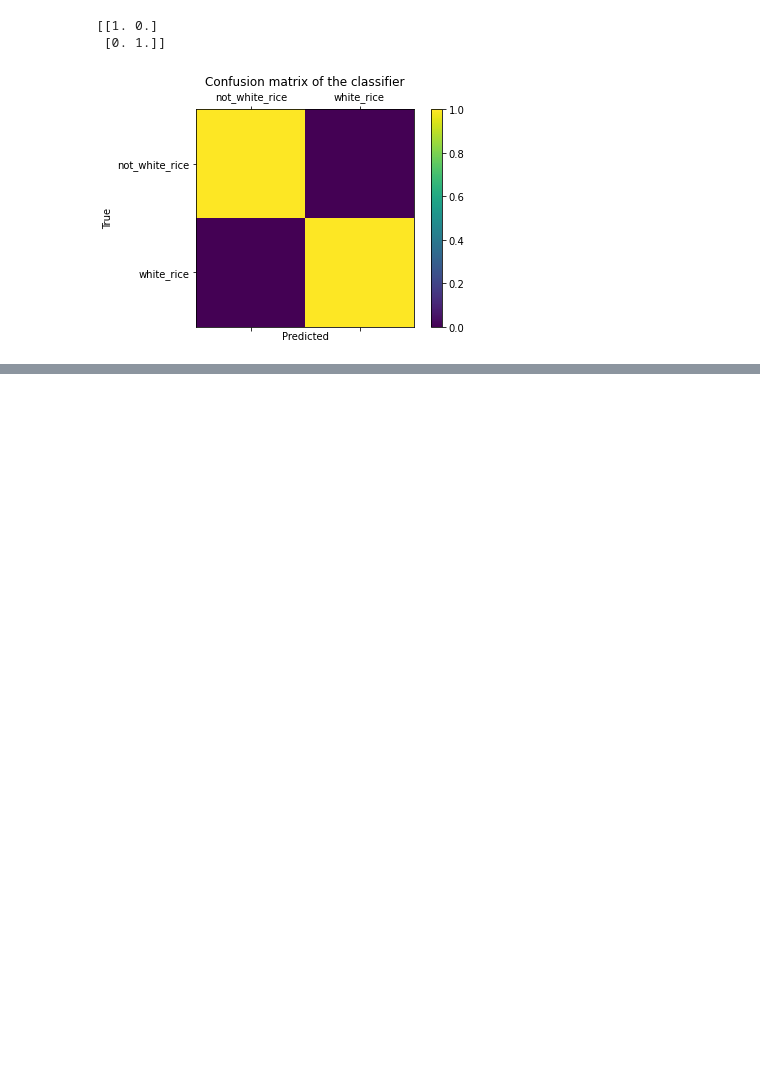
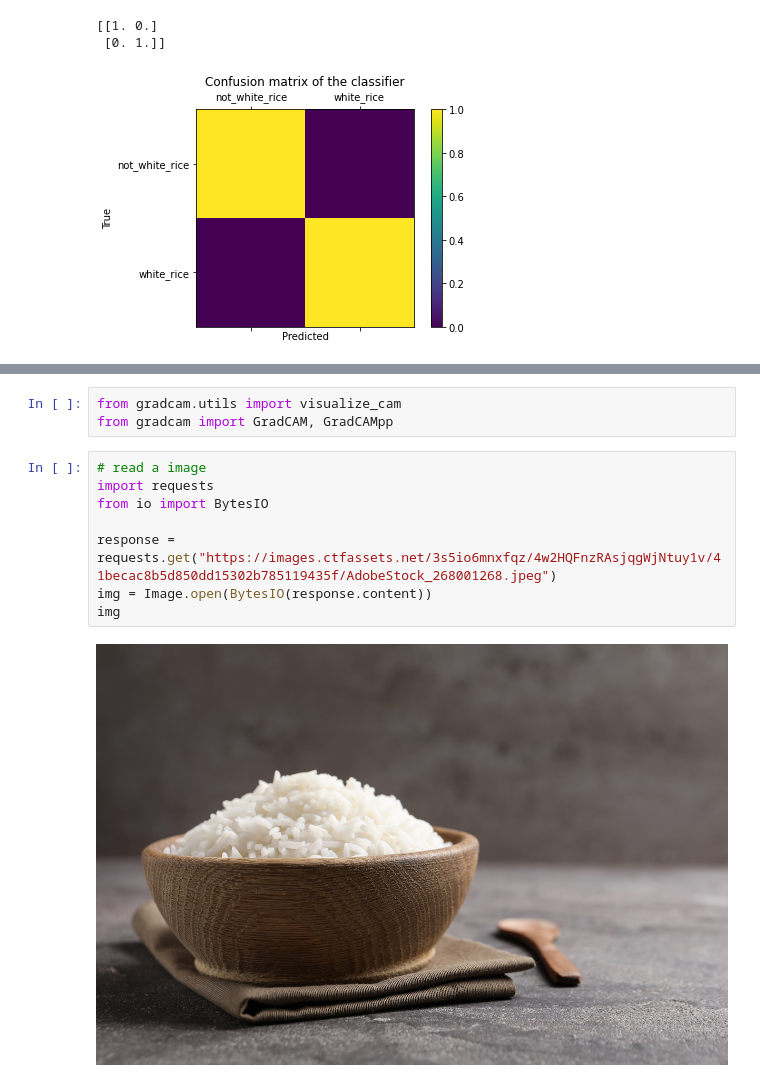
Before and after one commit to satishjasthi/Food-Detector, a Jupyter notebook: src/TrainAndEvaluate.ipynb, the cells around one changed output, grey strips where cells are left out. Drawn from its saved outputs; the diff is of its cells as text; blank space fills up the shorter version.

Commit message:
Update Readme and add GradCam

```diff
--- a/src/TrainAndEvaluate.ipynb
+++ b/src/TrainAndEvaluate.ipynb
@@ -165,0 +172,13 @@ plot_cf(y_true, y_pred, class_names)
+# %%
+from gradcam.utils import visualize_cam
+from gradcam import GradCAM, GradCAMpp
+# %%
+# read a image
+import requests
+from io import BytesIO
+
+response = requests.get("https://images.ctfassets.net/3s5io6mnxfqz/4w2HQFnzRAsjqgWjNtuy1v/41becac8b5d850dd15302b785119435f/AdobeStock_268001268.jpeg")
+img = Image.open(BytesIO(response.content))
+img
+# %% [output]
+[figure, added]
```
Also changed, not shown: parts of 6 cells of this notebook, 4 other files.
